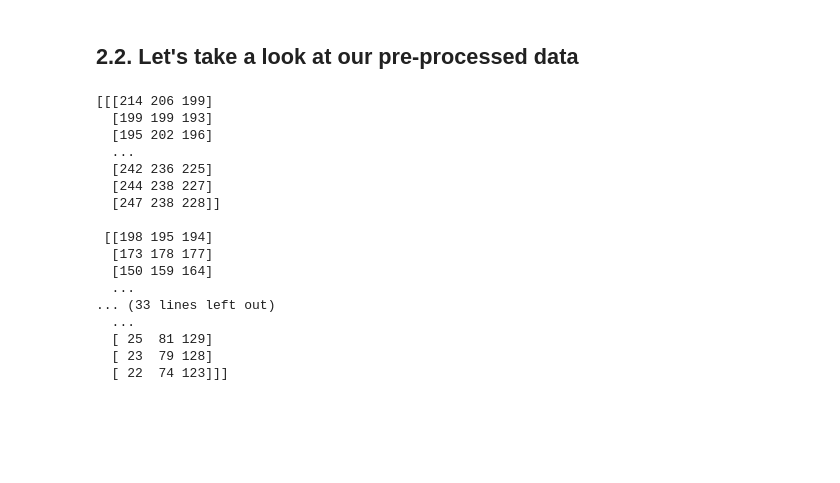
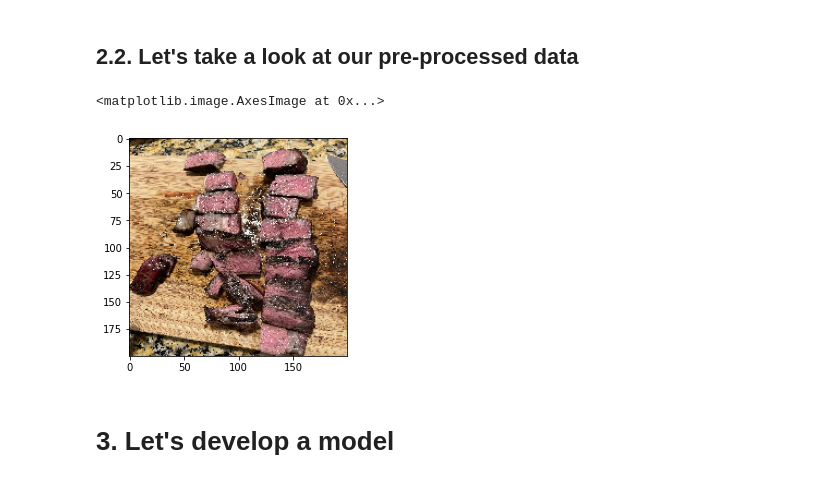
Before and after one commit to prp-e/improved_seefood, a Jupyter notebook: Improved Hotdog Classifier.ipynb, the cells around one changed output. Saved outputs shown, nothing was run; the diff lists cells and outputs as text; code cells hidden in the pictures; blank space fills up the shorter version.

Commit message:
Model is ready

```diff
--- a/Improved Hotdog Classifier.ipynb
+++ b/Improved Hotdog Classifier.ipynb
@@ -110,23 +110,12 @@ array([[1, 0, 0],
        [0, 0, 1]], dtype=uint8)
 # %% [markdown]
 ## 2.2. Let's take a look at our pre-processed data
-# %%
-print(x_train[0])
-# %% [output]
-[[[214 206 199]
-  [199 199 193]
-  [195 202 196]
-  ...
-  [242 236 225]
-  [244 238 227]
-  [247 238 228]]
-
- [[198 195 194]
-  [173 178 177]
-  [150 159 164]
-  ...
-... (33 lines left out)
-  ...
-  [ 25  81 129]
-  [ 23  79 128]
-  [ 22  74 123]]]
+# %%
+%matplotlib inline
+
+plt.imshow(cv2.cvtColor(train_images[25], cv2.COLOR_BGR2RGB))
+# %% [output]
+<matplotlib.image.AxesImage at 0x...>
+[figure, added]
+# %% [markdown]
+# 3. Let's develop a model
```
Also changed, not shown: parts of 1 cell of this notebook.
